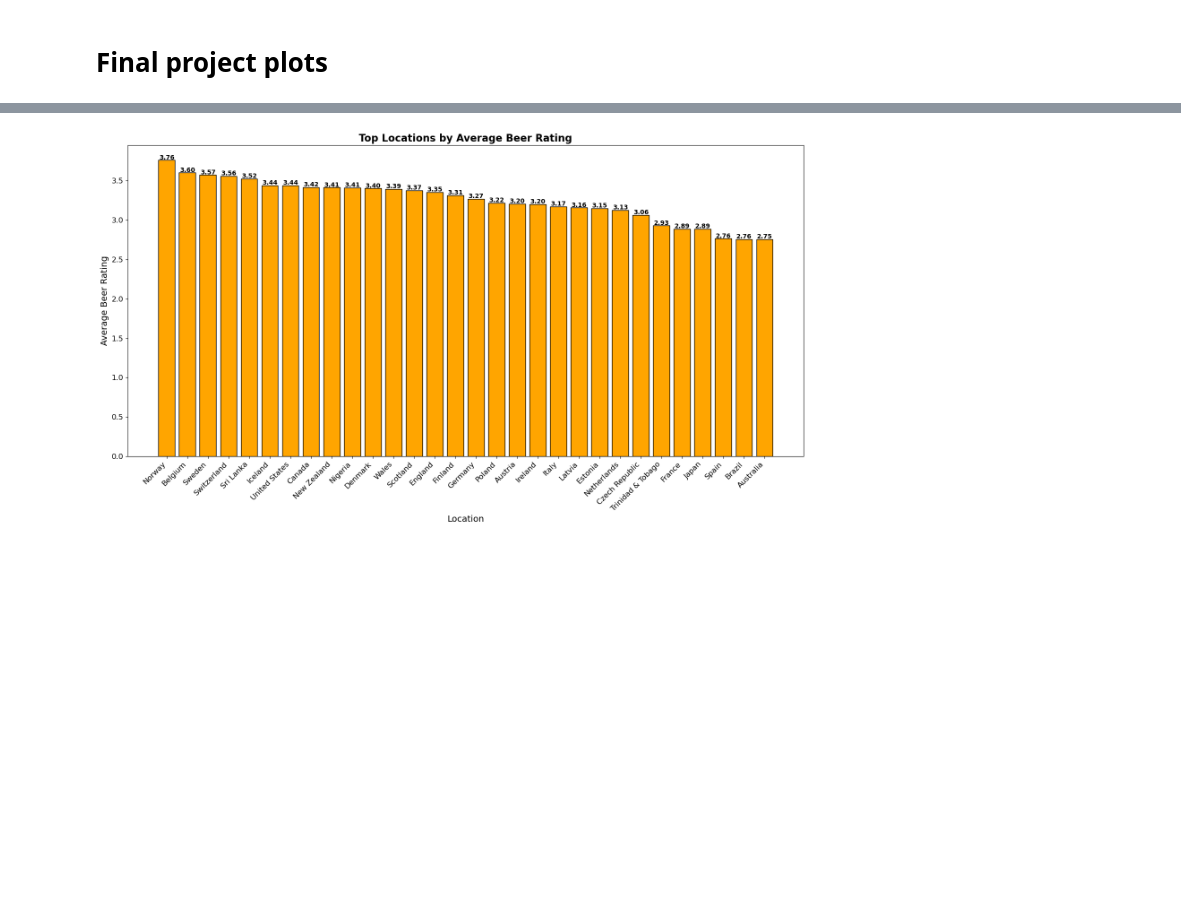
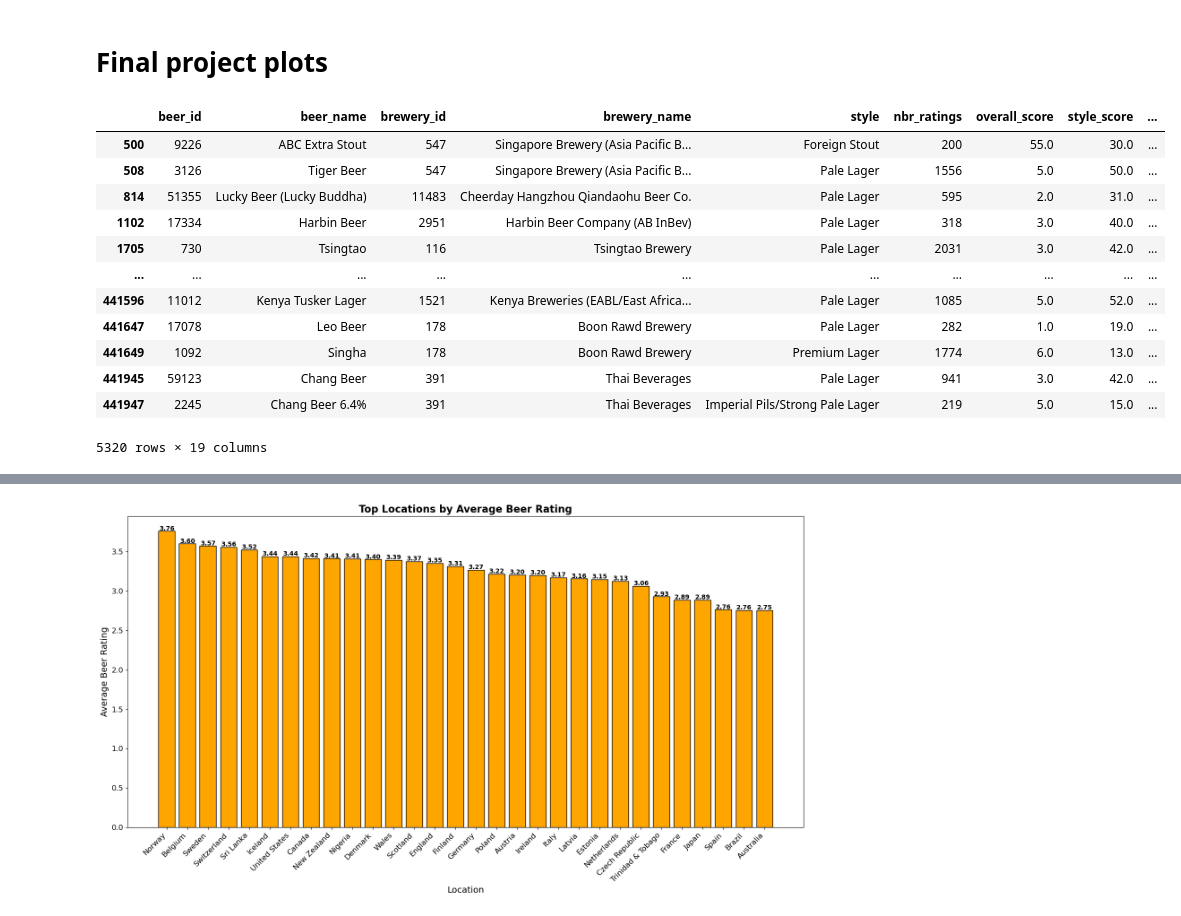
Before and after one commit to m-nguyen98/socialdata24_project, a Jupyter notebook: source/Surface Plots for Final Project.ipynb, the cells around one changed output, grey strips where cells are left out. Drawn from its saved outputs; the diff is of its cells as text; code cells hidden in the pictures; blank space fills up the shorter version.

```diff
--- a/source/Surface Plots for Final Project.ipynb
+++ b/source/Surface Plots for Final Project.ipynb
@@ -9,9 +9,25 @@ import warnings
 import seaborn as sns
 # %%
 # Loading the data
-beers_data = pd.read_csv('beers.csv')
-breweries_data = pd.read_csv('breweries.csv')
-users_data = pd.read_csv('users.csv')
+beers_data = pd.read_csv('../data/RateBeer/beers.csv')
+breweries_data = pd.read_csv('../data/RateBeer/breweries.csv')
+users_data = pd.read_csv('../data/RateBeer/users.csv')
 
 # Merging the datasets of beer.csv and breweries.csv to get ID's of beers and corresponding breweries
 merged_data = pd.merge(beers_data, breweries_data, left_on='brewery_id', right_on='id')
+# %%
+merged_data
+# %% [output]
+|  | beer_id | beer_name | brewery_id | brewery_name | style | nbr_ratings | overall_score | style_score | ... |
+| 500 | 9226 | ABC Extra Stout | 547 | Singapore Brewery (Asia Pacific B... | Foreign Stout | 200 | 55.0 | 30.0 | ... |
+| 508 | 3126 | Tiger Beer | 547 | Singapore Brewery (Asia Pacific B... | Pale Lager | 1556 | 5.0 | 50.0 | ... |
+| 814 | 51355 | Lucky Beer (Lucky Buddha) | 11483 | Cheerday Hangzhou Qiandaohu Beer Co. | Pale Lager | 595 | 2.0 | 31.0 | ... |
+| 1102 | 17334 | Harbin Beer | 2951 | Harbin Beer Company (AB InBev) | Pale Lager | 318 | 3.0 | 40.0 | ... |
+| 1705 | 730 | Tsingtao | 116 | Tsingtao Brewery | Pale Lager | 2031 | 3.0 | 42.0 | ... |
+| ... | ... | ... | ... | ... | ... | ... | ... | ... | ... |
+| 441596 | 11012 | Kenya Tusker Lager | 1521 | Kenya Breweries (EABL/East Africa... | Pale Lager | 1085 | 5.0 | 52.0 | ... |
+| 441647 | 17078 | Leo Beer | 178 | Boon Rawd Brewery | Pale Lager | 282 | 1.0 | 19.0 | ... |
+| 441649 | 1092 | Singha | 178 | Boon Rawd Brewery | Premium Lager | 1774 | 6.0 | 13.0 | ... |
+| 441945 | 59123 | Chang Beer | 391 | Thai Beverages | Pale Lager | 941 | 3.0 | 42.0 | ... |
+| 441947 | 2245 | Chang Beer 6.4% | 391 | Thai Beverages | Imperial Pils/Strong Pale Lager | 219 | 5.0 | 15.0 | ... |
+5320 rows × 19 columns
```
Also changed, not shown: parts of 1 cell of this notebook.
